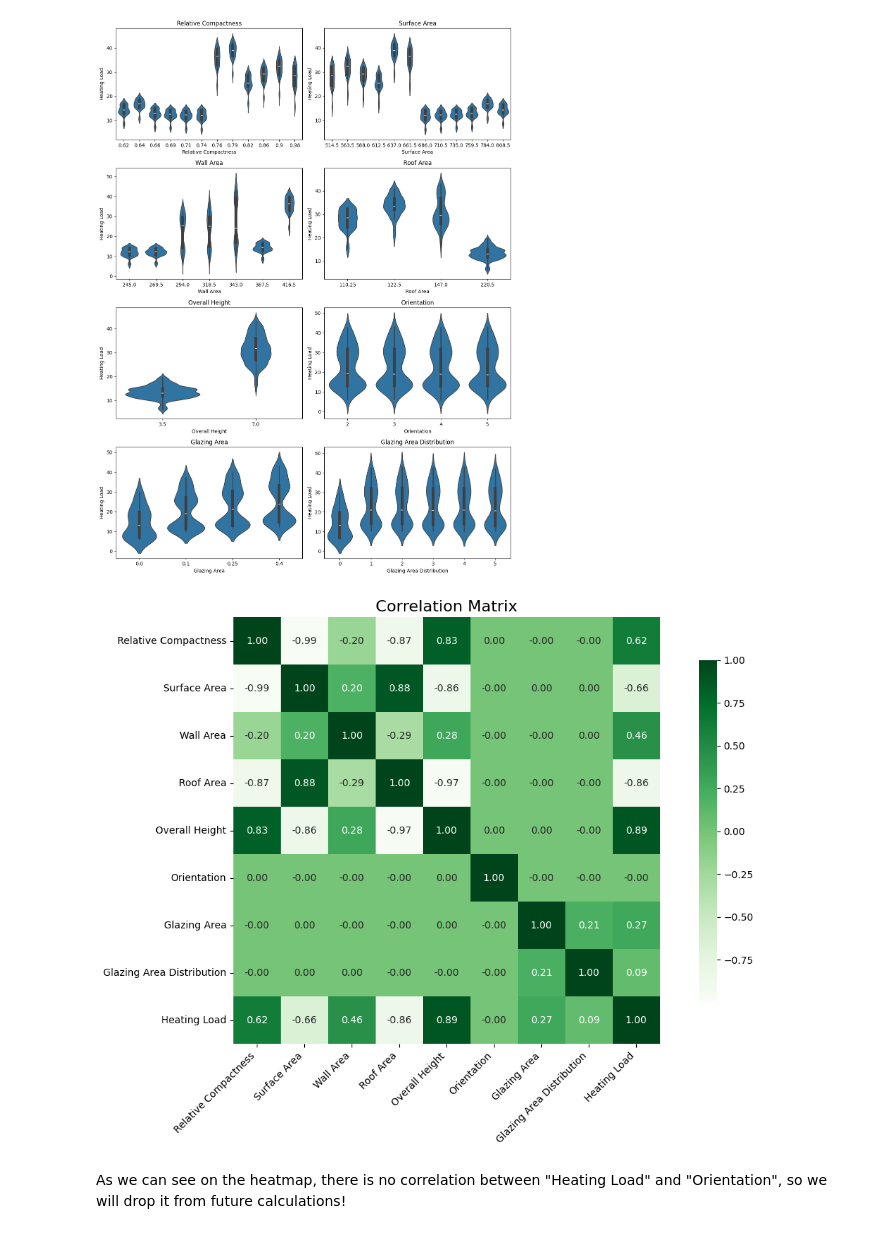
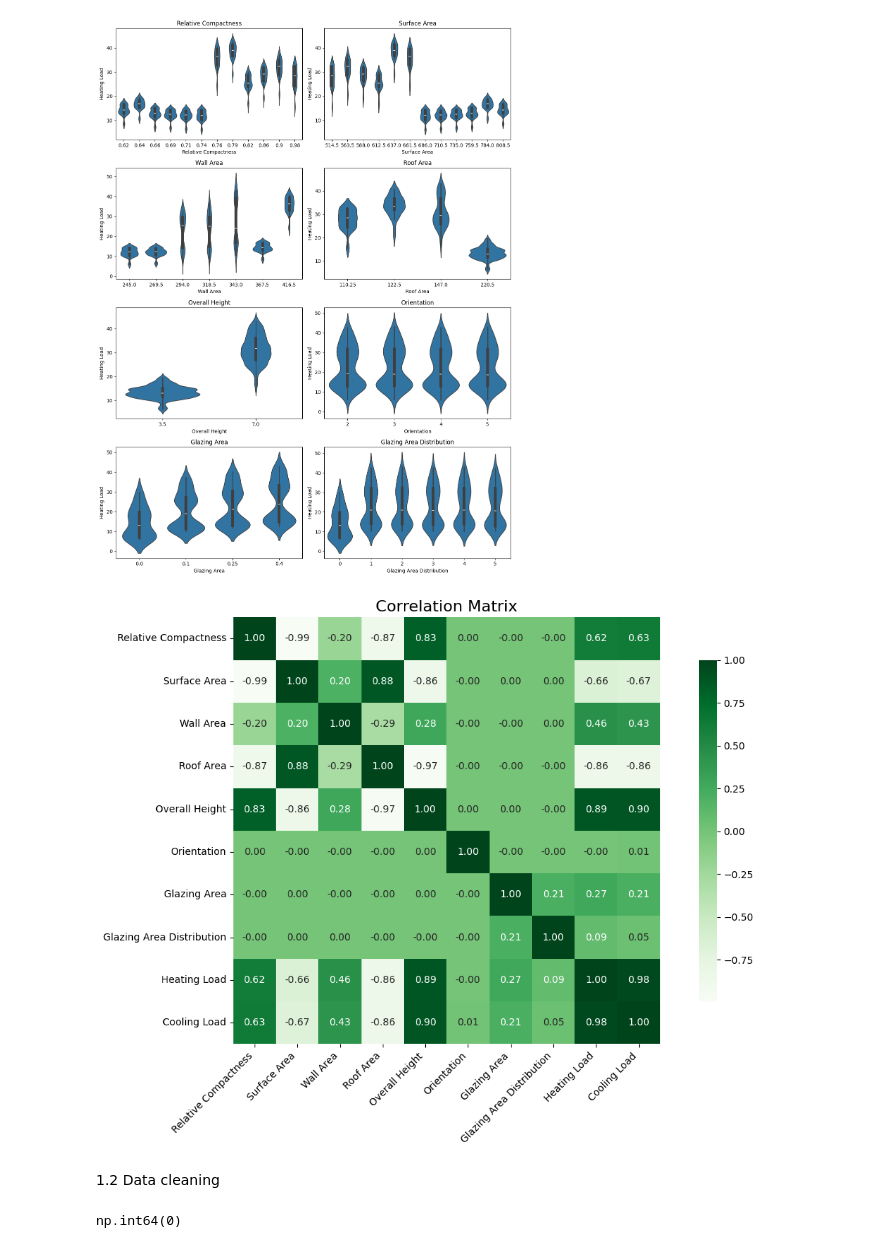
Before and after one commit to matcze/energy_efficient, a Jupyter notebook: energy_efficient.ipynb, the cells around one changed output. Drawn from its saved outputs; the diff is of its cells as text; code cells hidden in the pictures.

```diff
--- a/energy_efficient.ipynb
+++ b/energy_efficient.ipynb
@@ -97,21 +73,25 @@ plt.show()
 # %%
 plt.figure(figsize=(12, 8))
 
 sns.heatmap(
-    dataset_heating.corr(numeric_only=True),
+    dataset.corr(numeric_only=True),
     cmap="Greens",
     annot=True,
     fmt=".2f",
     square=True,
     cbar_kws={"shrink": 0.8}
 )
 
 plt.title("Correlation Matrix", fontsize=16)
 plt.xticks(rotation=45, ha="right")
 plt.yticks(rotation=0)
 plt.tight_layout()
 plt.show()
 # %% [output]
-[figure, old version]
+[figure, new version]
-# %% [markdown]
-As we can see on the heatmap, there is no correlation between "Heating Load" and "Orientation", so we will drop it from future calculations!
+# %% [markdown]
+1.2 Data cleaning
+# %%
+dataset.duplicated().sum()
+# %% [output]
+np.int64(0)
```
Also changed, not shown: parts of 23 cells of this notebook.
